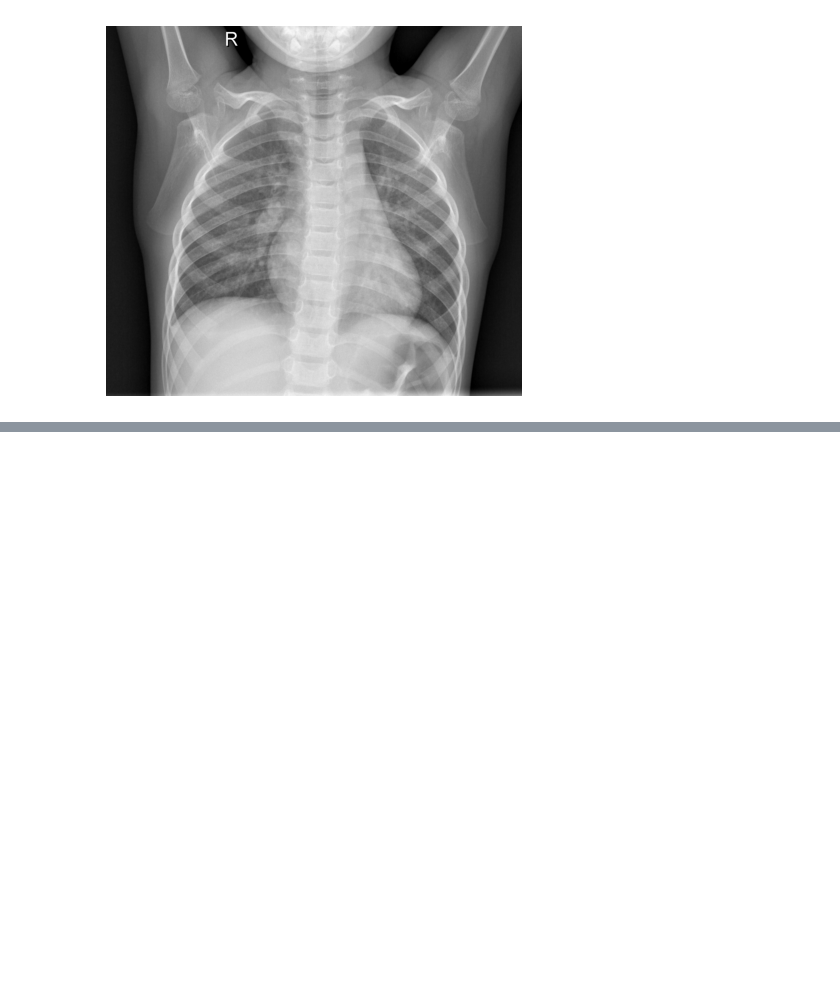
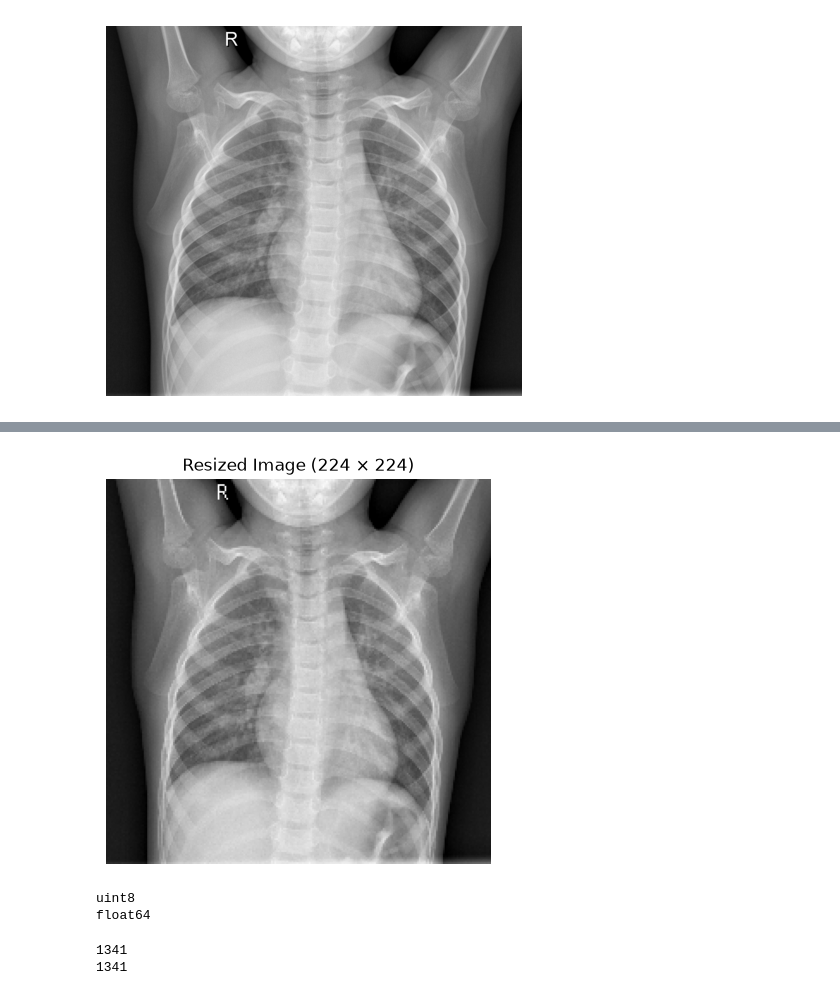
Before and after one commit to suhani2112/medical-image-classification-xai, a Jupyter notebook: notebooks/01_data_preprocessing.ipynb, the cells around one changed output, grey strips where cells are left out. Saved outputs shown, nothing was run; the diff lists cells and outputs as text; code cells hidden in the pictures; blank space fills up the shorter version.

```diff
--- a/notebooks/01_data_preprocessing.ipynb
+++ b/notebooks/01_data_preprocessing.ipynb
@@ -57,0 +86,2 @@ plt.show()
+# %%
+resized_image = cv2.resize(gray_image ,(224,224))
@@ -57,0 +94,8 @@ plt.show()
+# %%
+plt.figure(figsize=(5,5))
+plt.imshow(resized_image, cmap="gray")
+plt.title("Resized Image (224 × 224)")
+plt.axis("off")
+plt.show()
+# %% [output]
+[figure, added]
@@ -57,0 +104,6 @@ plt.show()
+# %%
+print(resized_image.dtype)
+print(normalized_image.dtype)
+# %% [output]
+uint8
+float64
@@ -57,0 +130,6 @@ plt.show()
+# %%
+print(len(x))
+print(len(y))
+# %% [output]
+1341
+1341
```
Also changed, not shown: parts of 9 cells of this notebook.
